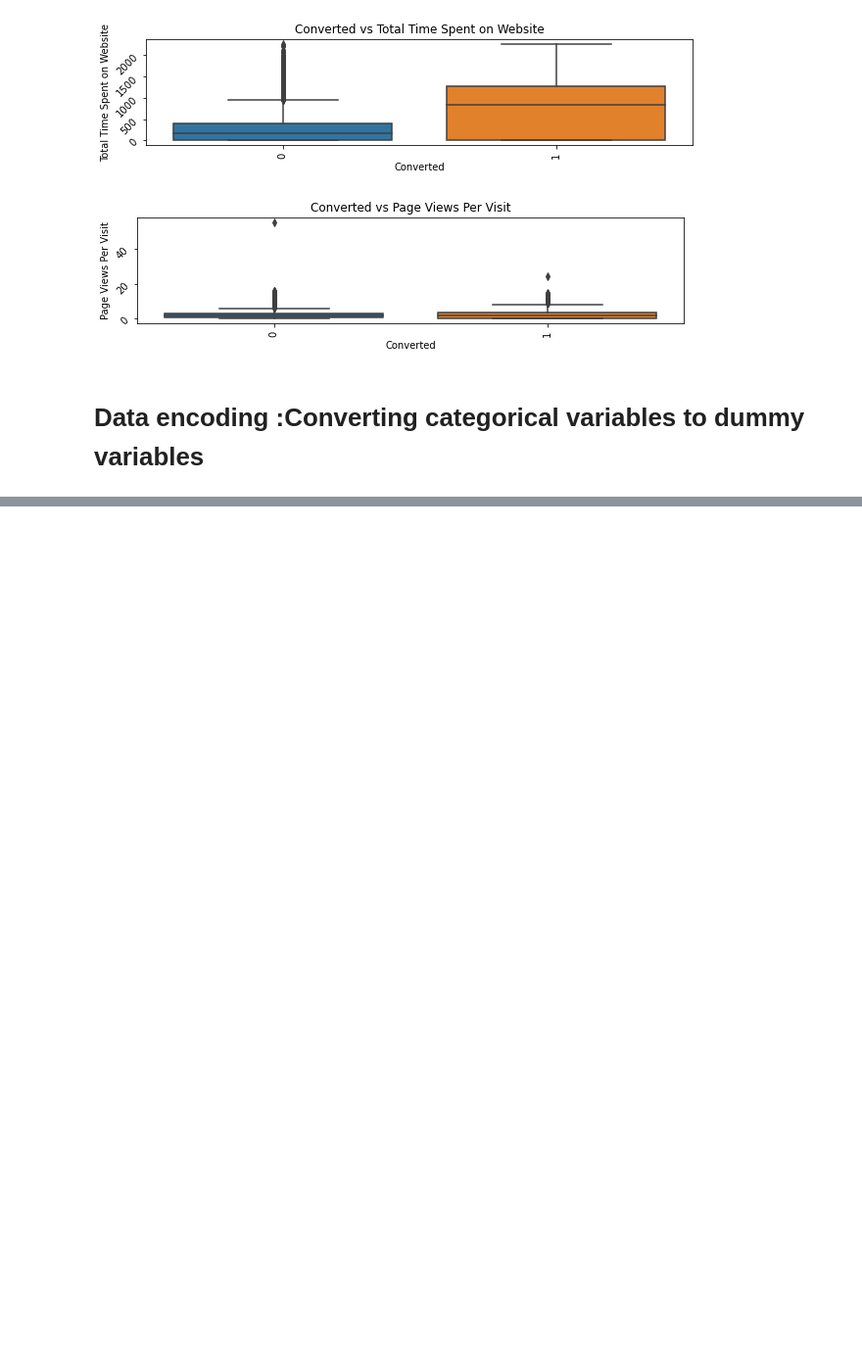
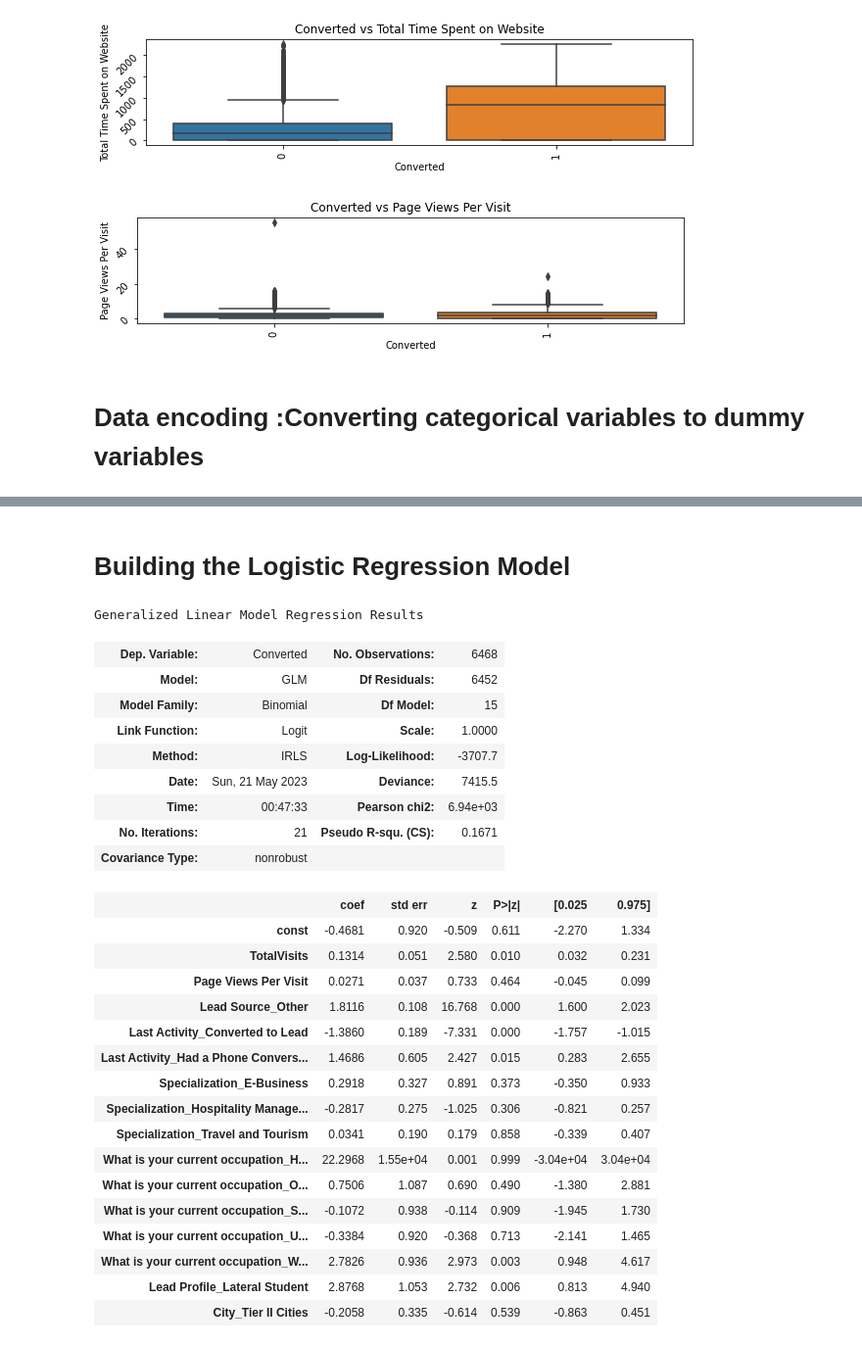
Before and after one commit to anagha172/LSCStudy, a Jupyter notebook: Lead_Scoring_Case_Study_Anagha.ipynb, the cells around one changed output, grey strips where cells are left out. Shown at 98% size. Drawn from its saved outputs; the diff is of its cells as text; code cells hidden in the pictures; blank space fills up the shorter version.

```diff
--- a/Lead_Scoring_Case_Study_Anagha.ipynb
+++ b/Lead_Scoring_Case_Study_Anagha.ipynb
@@ -1184,0 +795,3 @@ Covariance Type:            nonrobust
+# %%
+logm1 = sm.GLM(y_train,(sm.add_constant(X_train)), family = sm.families.Binomial())
+logm1.fit().summary()
@@ -1184,0 +827,7 @@ Covariance Type:            nonrobust
+# %%
+#Using RFE for selection
+logreg=LogisticRegression()
+# %%
+# Running RFE with the output number of the variable equal to 20
+rfe=RFE(logreg,n_features_to_select=15)    # running RFE
+rfe=rfe.fit(x_train,y_train)
@@ -1184,0 +864,3 @@ Covariance Type:            nonrobust
+# %%
+col= x_train.columns[rfe.support_]
+col
@@ -1184,0 +900,35 @@ Covariance Type:            nonrobust
+# %% [markdown]
+# Building the Logistic Regression Model
+# %%
+X_train_sm = sm.add_constant(X_train[col])
+logm2 = sm.GLM(y_train,X_train_sm, family = sm.families.Binomial())
+results = logm2.fit()
+results.summary()
+# %% [output]
+Generalized Linear Model Regression Results
+| Dep. Variable: | Converted | No. Observations: | 6468 |
+| Model: | GLM | Df Residuals: | 6452 |
+| Model Family: | Binomial | Df Model: | 15 |
+| Link Function: | Logit | Scale: | 1.0000 |
+| Method: | IRLS | Log-Likelihood: | -3707.7 |
+| Date: | Sun, 21 May 2023 | Deviance: | 7415.5 |
+| Time: | 00:47:33 | Pearson chi2: | 6.94e+03 |
+| No. Iterations: | 21 | Pseudo R-squ. (CS): | 0.1671 |
+| Covariance Type: | nonrobust |  |  |
+|  | coef | std err | z | P>|z| | [0.025 | 0.975] |
+| const | -0.4681 | 0.920 | -0.509 | 0.611 | -2.270 | 1.334 |
+| TotalVisits | 0.1314 | 0.051 | 2.580 | 0.010 | 0.032 | 0.231 |
+| Page Views Per Visit | 0.0271 | 0.037 | 0.733 | 0.464 | -0.045 | 0.099 |
+| Lead Source_Other | 1.8116 | 0.108 | 16.768 | 0.000 | 1.600 | 2.023 |
+| Last Activity_Converted to Lead | -1.3860 | 0.189 | -7.331 | 0.000 | -1.757 | -1.015 |
+| Last Activity_Had a Phone Convers... | 1.4686 | 0.605 | 2.427 | 0.015 | 0.283 | 2.655 |
+| Specialization_E-Business | 0.2918 | 0.327 | 0.891 | 0.373 | -0.350 | 0.933 |
+| Specialization_Hospitality Manage... | -0.2817 | 0.275 | -1.025 | 0.306 | -0.821 | 0.257 |
+| Specialization_Travel and Tourism | 0.0341 | 0.190 | 0.179 | 0.858 | -0.339 | 0.407 |
+| What is your current occupation_H... | 22.2968 | 1.55e+04 | 0.001 | 0.999 | -3.04e+04 | 3.04e+04 |
+| What is your current occupation_O... | 0.7506 | 1.087 | 0.690 | 0.490 | -1.380 | 2.881 |
+| What is your current occupation_S... | -0.1072 | 0.938 | -0.114 | 0.909 | -1.945 | 1.730 |
+| What is your current occupation_U... | -0.3384 | 0.920 | -0.368 | 0.713 | -2.141 | 1.465 |
+| What is your current occupation_W... | 2.7826 | 0.936 | 2.973 | 0.003 | 0.948 | 4.617 |
+| Lead Profile_Lateral Student | 2.8768 | 1.053 | 2.732 | 0.006 | 0.813 | 4.940 |
+| City_Tier II Cities | -0.2058 | 0.335 | -0.614 | 0.539 | -0.863 | 0.451 |
```
Also changed, not shown: parts of 124 cells of this notebook.
